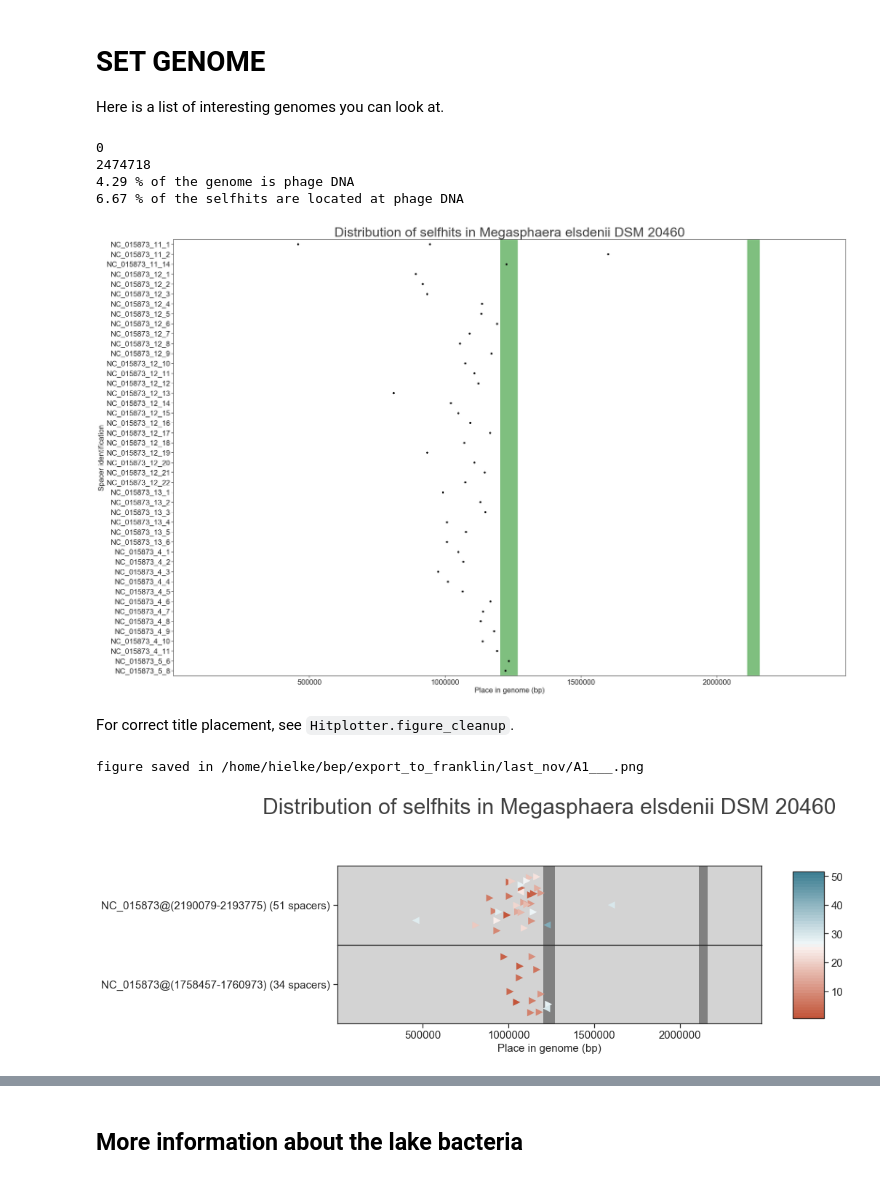
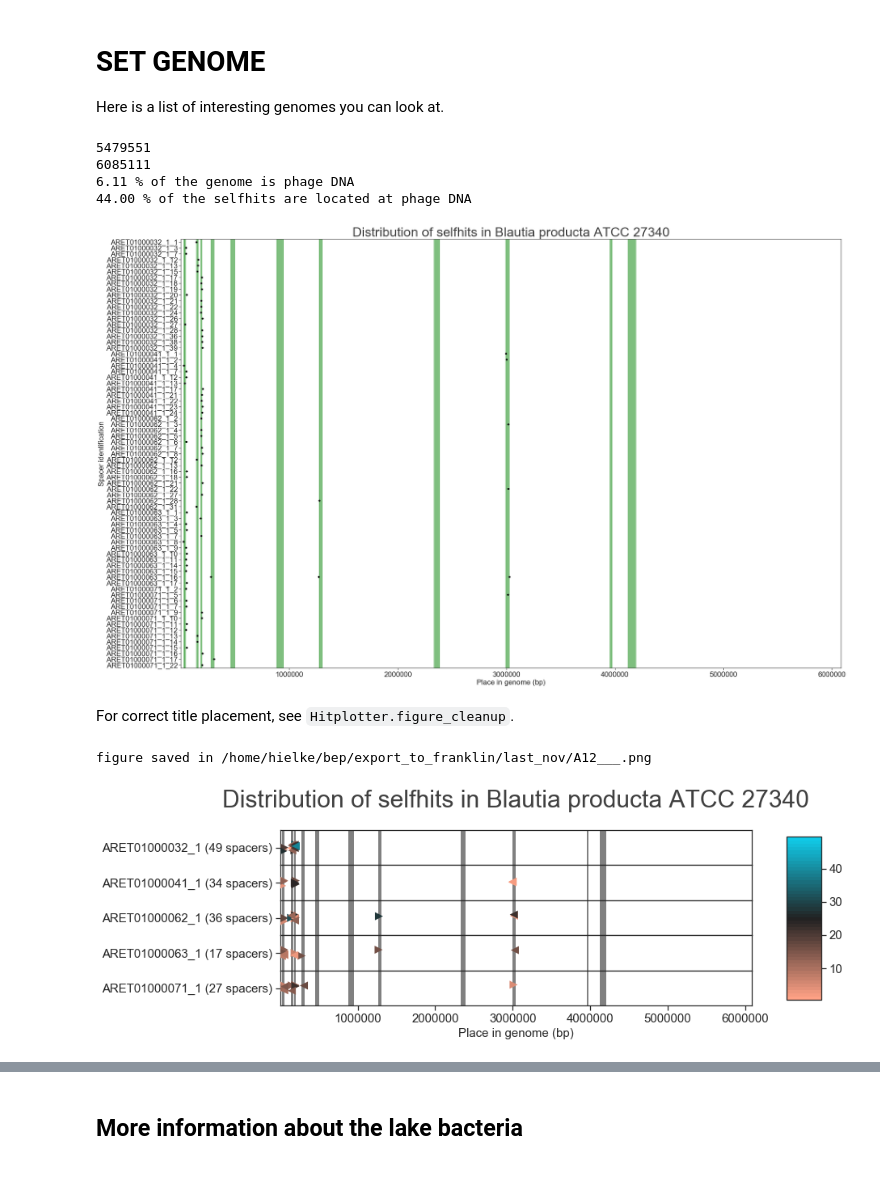
Before and after one commit to hwalinga/self-targeting-spacers-notebooks, a Jupyter notebook: Plot_on_genome.ipynb, the cells around one changed output, grey strips where cells are left out. Saved outputs shown, nothing was run; the diff lists cells and outputs as text; code cells hidden in the pictures.

Commit message:
Created a white colored genome plot

```diff
--- a/Plot_on_genome.ipynb
+++ b/Plot_on_genome.ipynb
@@ -66,7 +66,7 @@ PandasObject.set_columns = lambda df, values: df.T.set_index(values).T
 # %%
 has_header = True  # this can be made with the preprocessing file 'patches/remove_double_genomes.py' or 'patches/summary'
 data_folder = '/home/hielke/bep/res/'
-fig_folder = '/home/hielke/bep/export_to_franklin/last_nov/'
+fig_folder = '/home/hielke/bep/export_to_franklin/feb/'
 first_order = 'A'
 second_order = 0
 save = True
@@ -242,7 +242,7 @@ genome = "907.4"  # Priming (CAS-TypeIC/F)
 
 # genome = "1196095.186"  # !! Gene clustered !! (CAS-TypeIF)
 
-# genome = "1121114.4"  # Phage (CAS-TypeIC)
+genome = "1121114.4"  # Phage (CAS-TypeIC)
 
 
 lake_bacteria = ['64187.128', '64187.133', '64187.136', '64187.137', '64187.140',
@@ -323,10 +323,10 @@ def get_genome_info(genome, ident=90, verbose=True):
 
 genome_info = get_genome_info(genome, ident=90)
 # %% [output]
-0
-2474718
-4.29 % of the genome is phage DNA
-6.67 % of the selfhits are located at phage DNA
+5479551
+6085111
+6.11 % of the genome is phage DNA
+44.00 % of the selfhits are located at phage DNA
 # %%
 # plt.style.use('ggplot')
 if True:
@@ -348,13 +348,21 @@ if True:
     plt.ylabel("Spacer identification")
 #     plt.savefig("/home/hielke/bep/jups/genome_figs/%s.png" % genome, format='png', bbox_inches='tight')
 # %% [output]
-[figure, old version]
+[figure, new version]
 # %% [markdown]
 For correct title placement, see `Hitplotter.figure_cleanup`.
 # %%
 # rc['axes.facecolor'] = (.15, .15, .15, .3)
-rc['axes.facecolor'] = 'lightgray'
+rc['axes.facecolor'] = 'white'
 sns.set(rc=rc)
+
+palette_fun = lambda array_size: sns.color_palette("coolwarm", array_size)[::-1]
+palette_fun = lambda array_size: sns.diverging_palette(20, 220, n=array_size,)
+palette_fun = lambda array_size: sns.diverging_palette(25, 215, s=99, l=75, sep=1, n=array_size, center='dark',)
+
+# cmap = mpl.colors.LinearSegmentedColormap.from_list(name='position', colors=['red', 'white', 'blue'])
+# palette_fun = lambda array_size: [cmap(n / (array_size - 1)) for n in range(array_size)]
+
 
 class HitPlotter:
     """This class plots the hits."""
@@ -481,8 +489,6 @@ def normal_plot(genome_info, title_adjustment=2.6, colorbar=False, include_array
 
     colorbar_maxsize = genome_info.arrays['size'].max() if colorbar else None
 
-    palette_fun = lambda array_size: sns.color_palette("coolwarm", array_size)[::-1]
-    palette_fun = lambda array_size: sns.diverging_palette(20, 220, n=array_size,)
 
     plotter = HitPlotter(
         y=y,
@@ -574,8 +580,6 @@ def priming_example_plot(colorbar=False, include_arraysize=False, jitter=True):
     colorbar_maxsize = max(array_sizes) if colorbar else None
 
     # Plotting
-    palette_fun = lambda array_size: sns.color_palette("coolwarm", array_size)[::-1]
-    palette_fun = lambda array_size: sns.diverging_palette(20, 220, n=array_size,)
 
     plotter = HitPlotter(
         y=y, hue=hue,
@@ -585,32 +589,32 @@ def priming_example_plot(colorbar=False, include_arraysize=False, jitter=True):
         include_arraysize=True,
         jitter=jitter,
     )
 
     plotter.plot_array(plot_names[0], array_sizes[0])
     plotter.plot_array(plot_names[1], array_sizes[1])
 
     plotter.add_virsorter()
     plotter.figure_cleanup(title_adjustment=2.6)
 
     if colorbar:
         plotter.add_colorbar()
 
 
 if plot_lake_bacteria:
     for bac in lake_bacteria:
         genome_info = get_genome_info(bac, verbose=False)
         normal_plot(genome_info, title_adjustment=None)
         save_fig(title=genome_info.name)
 elif genome == "907.4":
     priming_example_plot(
         colorbar=True,
         jitter=0.38,
 #         include_arraysize=True,
     )
     save_fig()
 else:
     normal_plot(genome_info, title_adjustment=5.5, colorbar=True, include_arraysize=True)
     save_fig()
 # %% [output]
-figure saved in /home/hielke/bep/export_to_franklin/last_nov/A1___.png
+figure saved in /home/hielke/bep/export_to_franklin/last_nov/A12___.png
-[figure, old version]
+[figure, new version]
```
Also changed, not shown: parts of 4 cells of this notebook, 1 other file.
